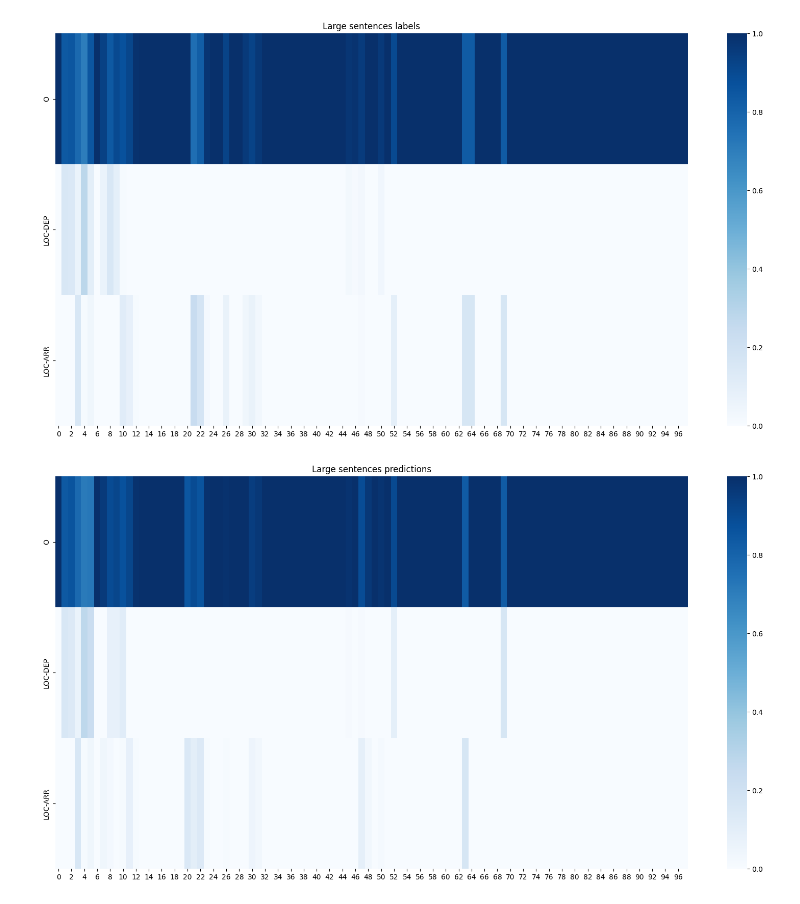
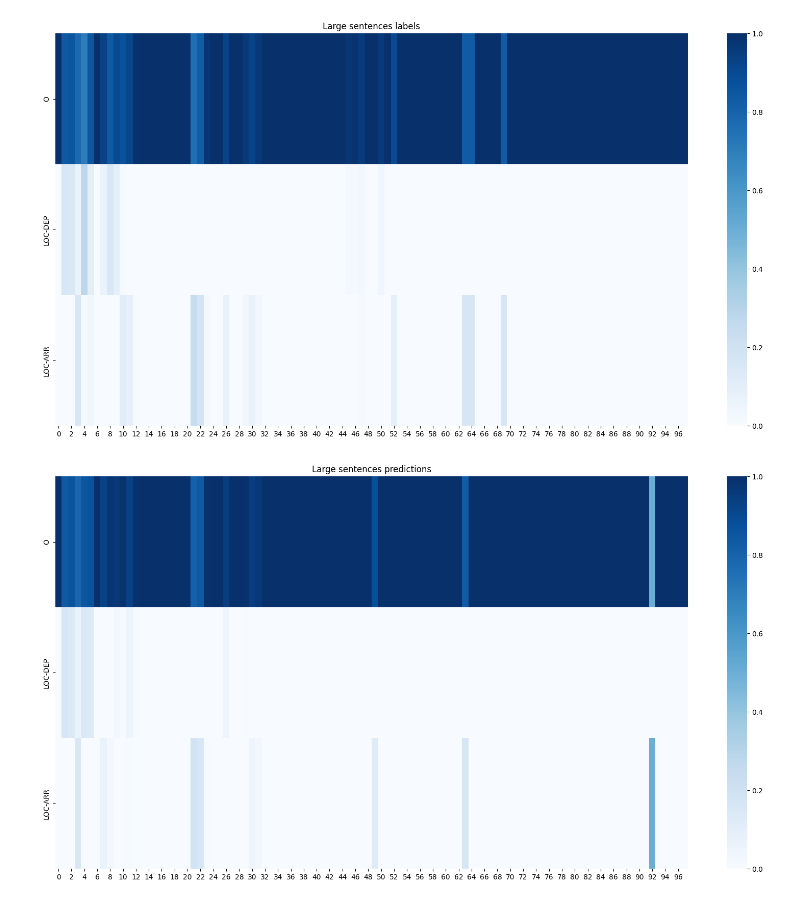
Before and after one commit to lucas066001/TravelOrderResolver, a Jupyter notebook: deepl_ner.ipynb, the cells around one changed output. Saved outputs shown, nothing was run; the diff lists cells and outputs as text; code cells hidden in the pictures.

```diff
--- a/deepl_ner.ipynb
+++ b/deepl_ner.ipynb
@@ -767,7 +767,11 @@ def get_mistakes_positions(predictions, labels):
 
 
 def label_pos_freq_in_sentences(
-    labels, unique_labels, title="Sentences labels heatmap"
+    labels,
+    unique_labels,
+    title="Sentences labels heatmap",
+    skip_zero_positions=False,
+    max_len=None,
 ):
     """
     Generate a heatmap of the sentences and their labels.
@@ -780,7 +784,8 @@ def label_pos_freq_in_sentences(
     positions_label_counts = {}
 
     for label in tqdm(labels):
-        for i in range(len(label)):
+        length = max_len if max_len else len(label)
+        for i in range(length):
             # skip padding
             if label[i] not in unique_labels.values() and not label[i] == -2:
                 continue
@@ -792,7 +797,12 @@ def label_pos_freq_in_sentences(
                 continue
             positions_label_counts[i][label[i]] += 1
 
-    hm_data = {k: list(v.values()) for k, v in positions_label_counts.items()}
+    # Filter out positions where the sum of label counts is zero
+    hm_data = {
+        k: v
+        for k, v in positions_label_counts.items()
+        if skip_zero_positions and sum(list(v.values())) > 0 or not skip_zero_positions
+    }
     hm_data = pd.DataFrame(hm_data)
 
     # dtype conversion
@@ -839,9 +850,9 @@ label_pos_freq_in_sentences(
 [figure]
 # %%
 label_pos_freq_in_sentences(
-    mask_predictions(eval_large_predictions, padded_eval_large_labels),
+    mask_predictions(blstm_eval_large_predictions, padded_eval_large_labels),
     unique_labels,
     title="Large sentences predictions",
 )
 # %% [output]
-[figure, old version]
+[figure, new version]
```
Also changed, not shown: parts of 3 cells of this notebook.
